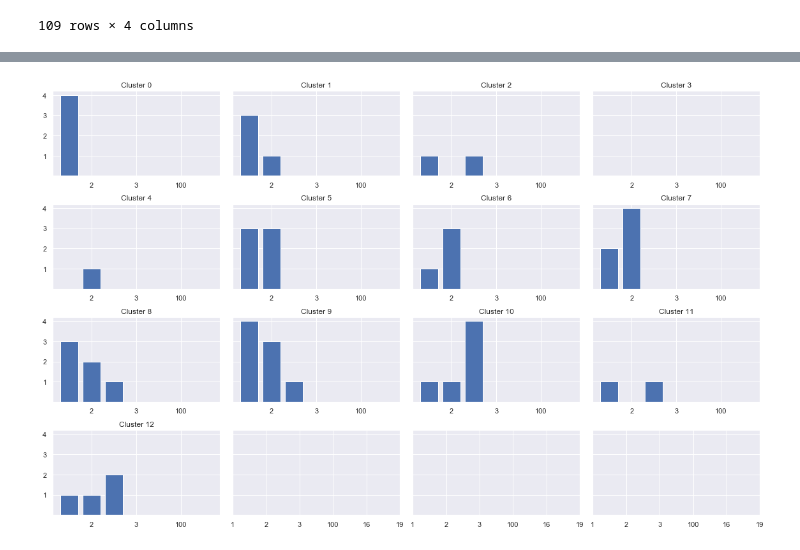
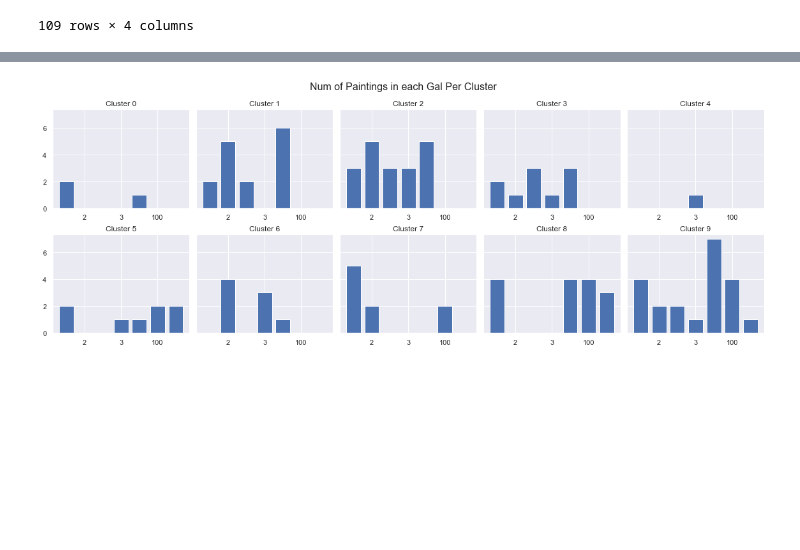
Before and after one commit to roberttwomey/art-and-empathy, a Jupyter notebook: sdma_clustering.ipynb, the cells around one changed output, grey strips where cells are left out. Saved outputs shown, nothing was run; the diff lists cells and outputs as text; code cells hidden in the pictures; blank space fills up the shorter version.

```diff
--- a/sdma_clustering.ipynb
+++ b/sdma_clustering.ipynb
@@ -154,7 +341,7 @@ clusterCountAfter
 def addColAverage(whichCluster,clusterNum):
     cluster = aveEmotions[(aveEmotions[whichCluster] == clusterNum)] #grabs paintings in a cluster
     means = cluster.mean() #col means
-    means = means.drop(labels = ["ID","ClusterAfter","ClusterBefore"]) #drop IDs and Cluster labels
+    means = means.drop(labels = ["ClusterAfter","ClusterBefore","ClusterKMeans"]) #drop Cluster labels
     means = means.to_numpy() #converts series to numpy array
 
     return means
@@ -356,6 +509,6 @@ plt.show()
 # %%
 ## importing all rating data to recover painting names/galleries
-names = pd.read_excel('ratingdata.xlsx')
+names = pd.read_excel('ratingData-sorted.xlsx')
 names = names.drop(columns = ['a. Moved','b. Fascinated','c. Funny','d. Surprised','e. Indifferent',
                               'f. Calm','g. Unsettling','h. Personal','i. Curious'])
 names.rename(columns = {"Unique ID":"ID"}, inplace = True)
@@ -393,0 +530,6 @@ withNames
+# %%
+#everything at once
+labeledRatings = names.join(aveEmotions)
+labeledRatings = labeledRatings.drop(['ClusterAfter', 'ClusterKMeans'], axis=1)
+labeledRatings = labeledRatings.join(varsPerEmotion)
+labeledRatings.head()
@@ -394,18 +544,16 @@ withNames
 # %%
 #given a cluster, creates a list of the number of paintings in each gallery
-#gals =[1,2,3,100,16,19,200]
-#galleries = [1,2,3,4,5,6,7]
-gals = [1,2,3,4,5,6,7]
 galleries = [1,2,3,100,16,19,200]
-#galleries = ('1','2','3','100','16','19','200')
 
 def numInGallery(clusterNum):
 
-    cluster = withNames[(withNames['ClusterBefore'] == clusterNum)] #grabs paintings in a cluster
     numIn = np.zeros(7)
 
+    sampleCluster = labeledRatings.ClusterBefore == clusterNum
+
     for i in range(0,7):
-        numIn[i]= len(cluster[(cluster['Gallery'] == gals[i])])
+        sampleGal = labeledRatings.Gallery==galleries[i]
+        numIn[i]= len(labeledRatings[sampleCluster & sampleGal])
 
     numIn = list(numIn)
 
@@ -413,20 +561,26 @@ def numInGallery(clusterNum):
 # %%
 # for each cluster, plot num paintings in each gallery
 
-fig, axes= plt.subplots(nrows=4, ncols=4, sharey = True, figsize=(16,10))
+fig, axes= plt.subplots(nrows=2, ncols=5, sharey = True, figsize=(16,6))  #[1,2,3,100,16,19,200]
 
-plt.setp(axes, xticklabels= galleries, yticks=[1,2,3,4,5,6,7,8]) #, xticklabels=["Moved","Fascin","Funny","Surprised",
+#plt.setp(axes, xticks=[1,2,3,3,4,5,6,7]) #, yticks=[1,2,3,4,5,6,7,8]) #, xticklabels=["Moved","Fascin","Funny","Surprised",
                                                         #"Indiff","Calm","Unset","Personal","Curious"]) #adds tick marks for each emotion category
+fig.suptitle("Num of Paintings in each Gal Per Cluster", size=16)
+numGals = [1,2,3,4,5,6,7]
+
 k = 0
-for i in range(0,4):
-    for j in range(0,4):
-        if k<13:
-            axes[i,j].bar(gals, numInGallery(k))
+for i in range(0,2):
+    for j in range(0,5):
+        if k<n_clusters_2:
+            axes[i,j].bar(numGals, numInGallery(k))
             axes[i,j].set_title('Cluster {number}'.format(number = k))
+            axes[i,j].set_xticklabels(galleries) # <--I can't get all of these labels to show up :(
             k = k+1
 
 plt.tight_layout()
+fig.subplots_adjust(top=0.88)
+fig.savefig('num-paintings-in-gal.png')
 
 plt.show()
 # %% [output]
-[figure, old version]
+[figure, new version]
```
Also changed, not shown: parts of 56 cells of this notebook, 1 other file.
